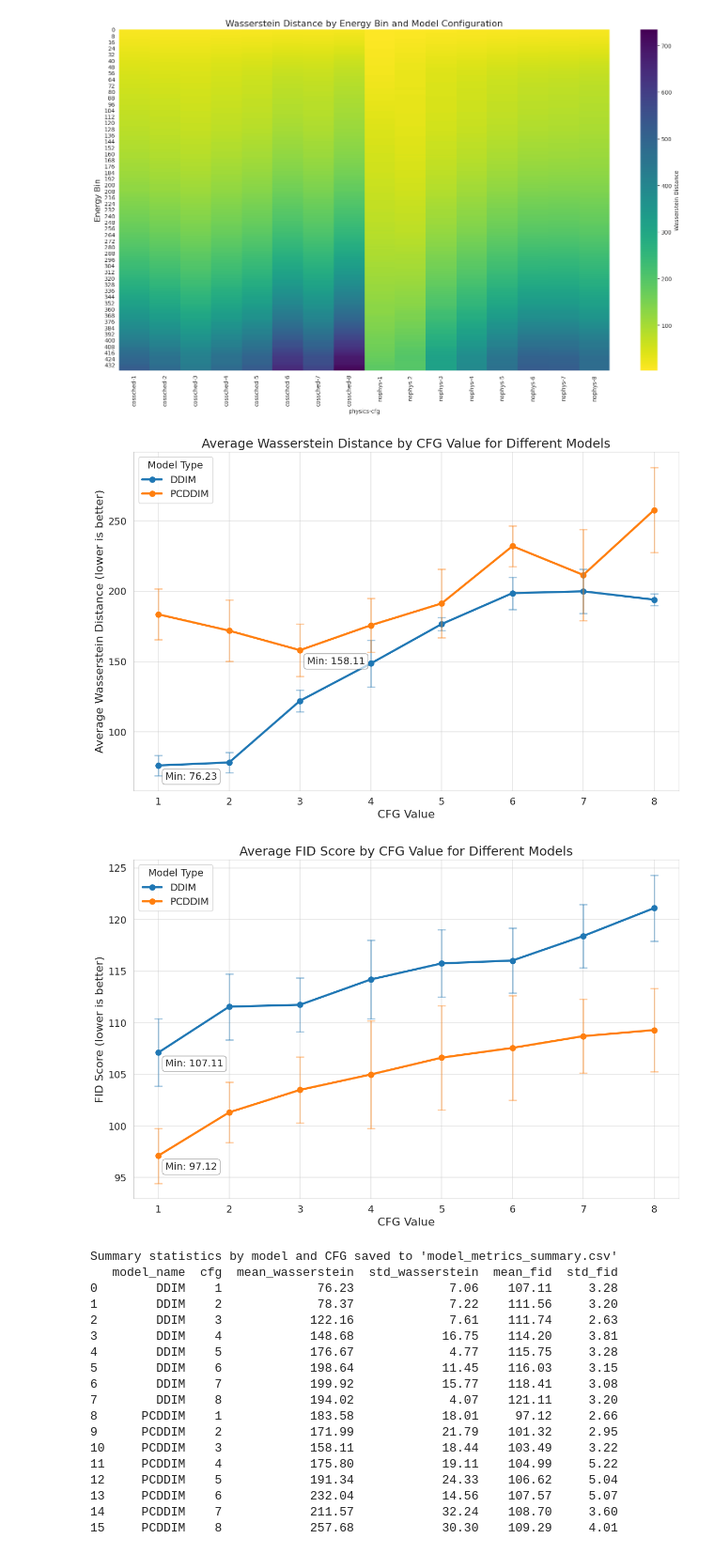
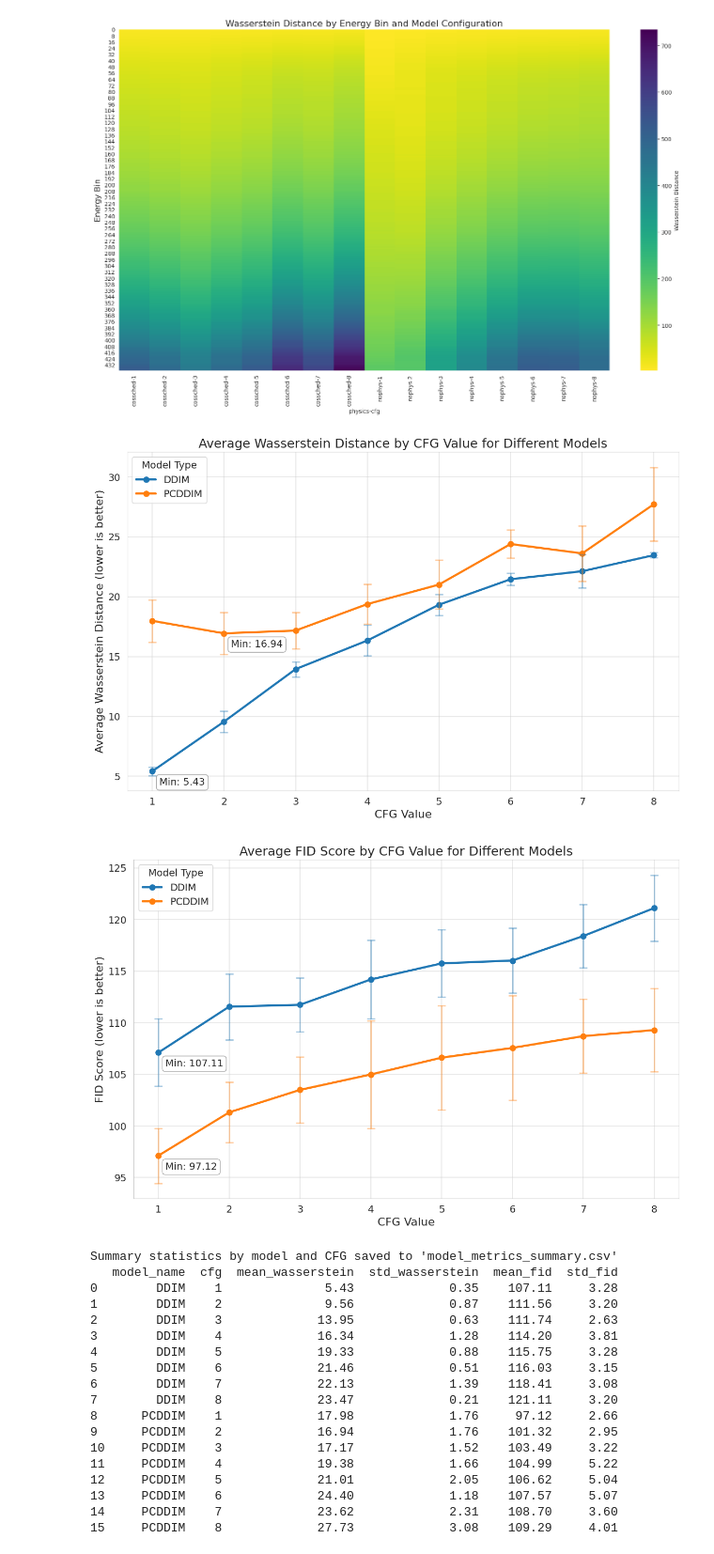
Before and after one commit to Jechmate/diffAE-elibeams, a Jupyter notebook: wasserstein_metric.ipynb, the cells around one changed output. Shown: that part at 94% size. Cells and saved outputs as stored; diff of their text form; code cells hidden in the pictures.

```diff
--- a/wasserstein_metric.ipynb
+++ b/wasserstein_metric.ipynb
@@ -158,7 +158,7 @@ plt.rcParams.update({
 
 # FIRST PLOT - Wasserstein Distance
 # Load the data
-df = pd.read_csv('wasserstein_results.csv')
+df = pd.read_csv('wasserstein_results_30MeV.csv')
 
 # Create a mapping dictionary to rename the physics models
 model_mapping = {
@@ -313,7 +313,7 @@ plt.show()
 import pandas as pd
 
 # Load datasets
-wass_df = pd.read_csv('wasserstein_results.csv')
+wass_df = pd.read_csv('wasserstein_results_30MeV.csv')
 fid_df = pd.read_csv('metrics_600e.csv')
 
 # Create a mapping dictionary to rename the physics models
@@ -325,50 +325,50 @@ model_mapping = {
 # Add model name columns to both datasets
 wass_df['model_name'] = wass_df['physics'].map(model_mapping)
 fid_df['model_name'] = fid_df['Physics'].map(model_mapping)
 
 # Calculate mean Wasserstein distance per model and CFG
 wass_summary = wass_df.groupby(['model_name', 'cfg'])['model_avg_distance'].agg(['mean', 'std']).reset_index()
 wass_summary.columns = ['model_name', 'cfg', 'mean_wasserstein', 'std_wasserstein']
 
 # Calculate mean FID per model and CFG
 fid_summary = fid_df.groupby(['model_name', 'CFG'])['FID'].agg(['mean', 'std']).reset_index()
 fid_summary.columns = ['model_name', 'cfg', 'mean_fid', 'std_fid']
 
 # Merge the two summaries
 merged_summary = pd.merge(wass_summary, fid_summary, on=['model_name', 'cfg'], how='outer')
 
 # Rearrange columns for better readability
 merged_summary = merged_summary[['model_name', 'cfg', 'mean_wasserstein', 'std_wasserstein', 'mean_fid', 'std_fid']]
 
 # Sort by model name and CFG
 merged_summary = merged_summary.sort_values(['model_name', 'cfg'])
 
 # Round to 2 decimal places for better readability
 merged_summary = merged_summary.round(2)
 
 # Save to CSV
 merged_summary.to_csv('model_metrics_summary.csv', index=False)
 
 print("Summary statistics by model and CFG saved to 'model_metrics_summary.csv'")
 print(merged_summary)
 # %% [output]
-[figure, old version]
+[figure, new version]
 [figure]
 Summary statistics by model and CFG saved to 'model_metrics_summary.csv'
    model_name  cfg  mean_wasserstein  std_wasserstein  mean_fid  std_fid
-0        DDIM    1             76.23             7.06    107.11     3.28
-1        DDIM    2             78.37             7.22    111.56     3.20
-2        DDIM    3            122.16             7.61    111.74     2.63
-3        DDIM    4            148.68            16.75    114.20     3.81
-4        DDIM    5            176.67             4.77    115.75     3.28
-5        DDIM    6            198.64            11.45    116.03     3.15
-6        DDIM    7            199.92            15.77    118.41     3.08
-7        DDIM    8            194.02             4.07    121.11     3.20
-8      PCDDIM    1            183.58            18.01     97.12     2.66
-9      PCDDIM    2            171.99            21.79    101.32     2.95
-10     PCDDIM    3            158.11            18.44    103.49     3.22
-11     PCDDIM    4            175.80            19.11    104.99     5.22
-12     PCDDIM    5            191.34            24.33    106.62     5.04
-13     PCDDIM    6            232.04            14.56    107.57     5.07
-14     PCDDIM    7            211.57            32.24    108.70     3.60
-15     PCDDIM    8            257.68            30.30    109.29     4.01
+0        DDIM    1              5.43             0.35    107.11     3.28
+1        DDIM    2              9.56             0.87    111.56     3.20
+2        DDIM    3             13.95             0.63    111.74     2.63
+3        DDIM    4             16.34             1.28    114.20     3.81
+4        DDIM    5             19.33             0.88    115.75     3.28
+5        DDIM    6             21.46             0.51    116.03     3.15
+6        DDIM    7             22.13             1.39    118.41     3.08
+7        DDIM    8             23.47             0.21    121.11     3.20
+8      PCDDIM    1             17.98             1.76     97.12     2.66
+9      PCDDIM    2             16.94             1.76    101.32     2.95
+10     PCDDIM    3             17.17             1.52    103.49     3.22
+11     PCDDIM    4             19.38             1.66    104.99     5.22
+12     PCDDIM    5             21.01             2.05    106.62     5.04
+13     PCDDIM    6             24.40             1.18    107.57     5.07
+14     PCDDIM    7             23.62             2.31    108.70     3.60
+15     PCDDIM    8             27.73             3.08    109.29     4.01
```
Also changed, not shown: 18 other files.
